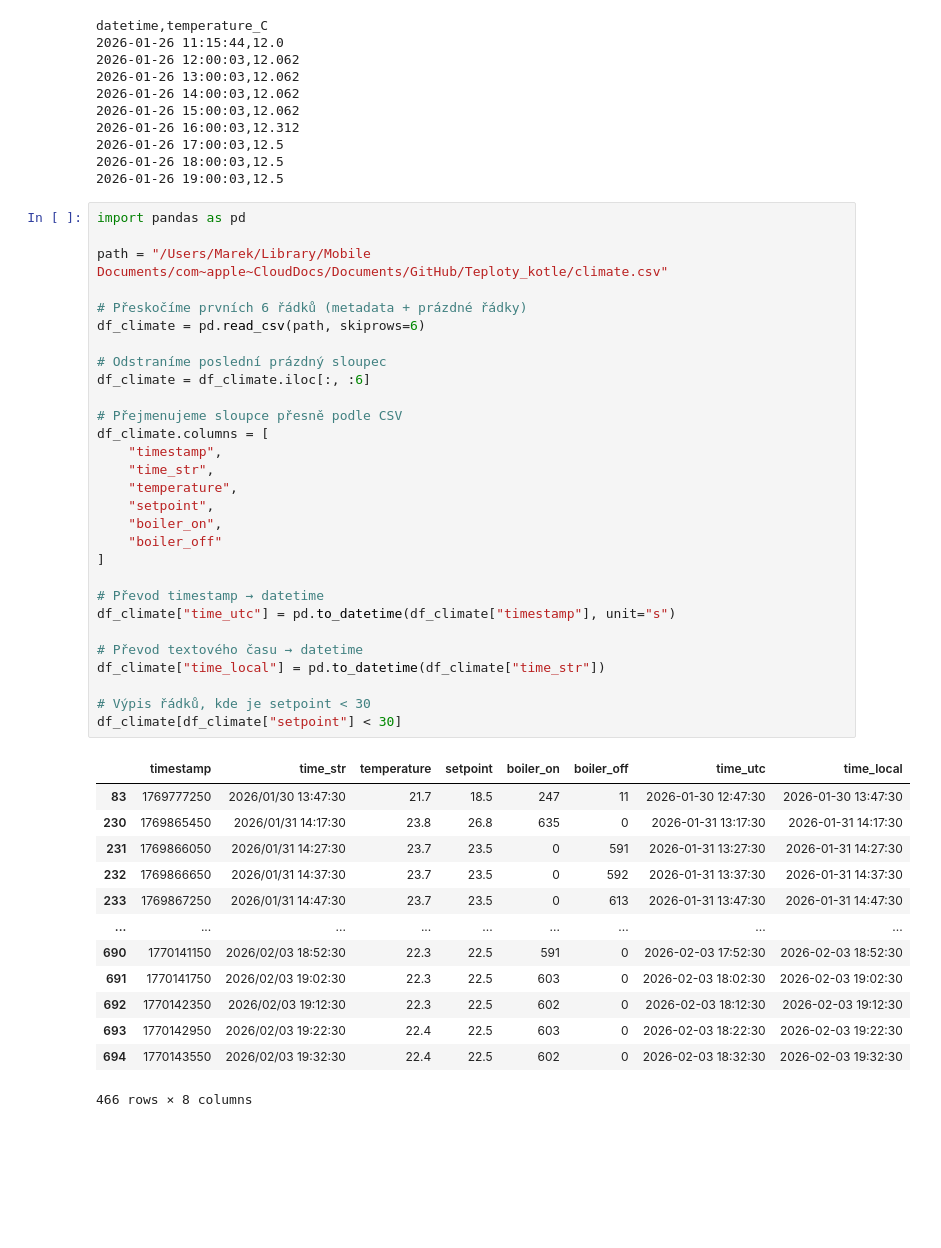
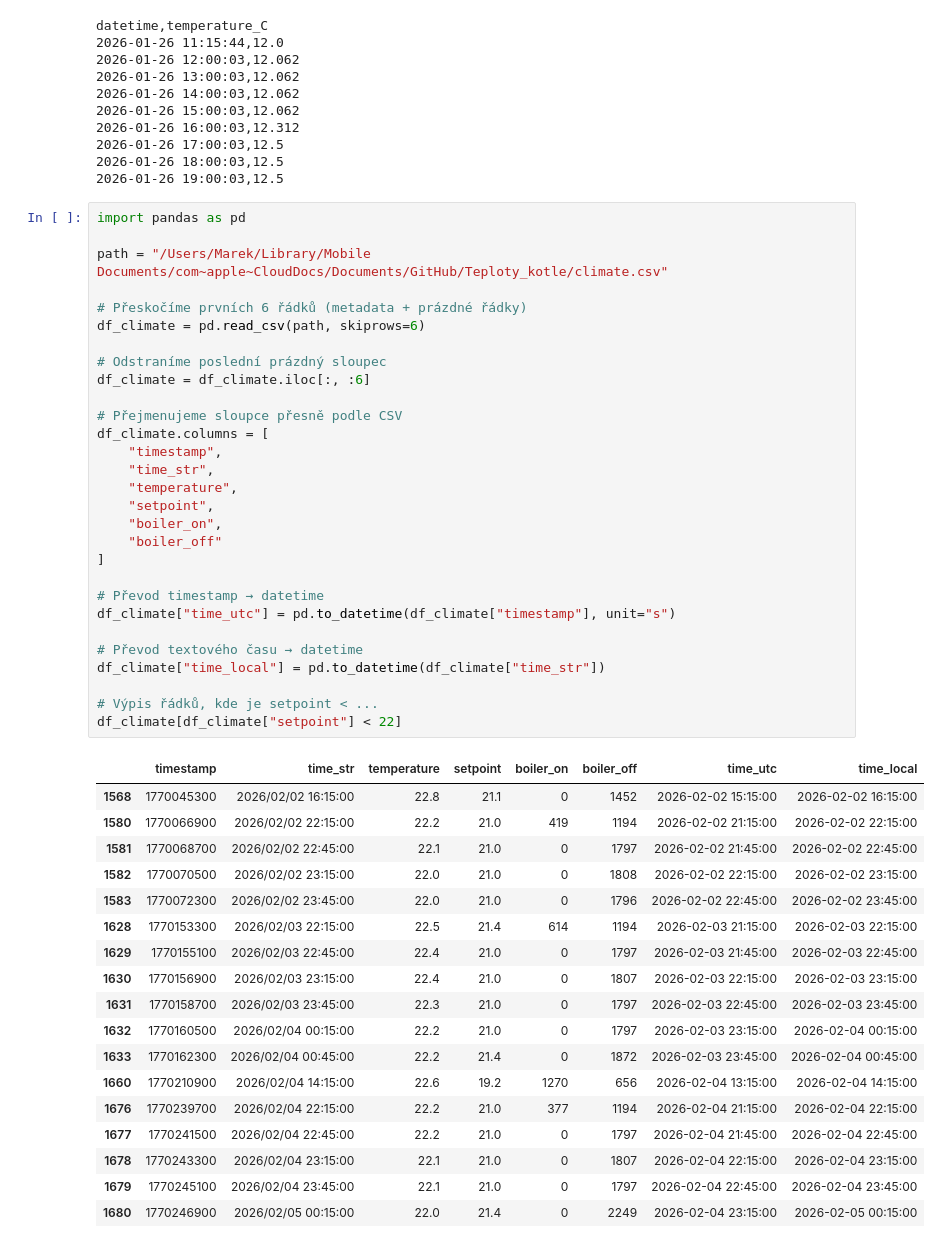
Before and after one commit to MarekCoderslab/Teploty_kotle, a Jupyter notebook: Teplota_kotle.ipynb, the cells around one changed output. Saved outputs shown, nothing was run; the diff lists cells and outputs as text; blank space fills up the shorter version.

```diff
--- a/Teplota_kotle.ipynb
+++ b/Teplota_kotle.ipynb
@@ -274,46 +288,51 @@ datetime,temperature_C
 # %%
 import pandas as pd
 
 path = "/Users/Marek/Library/Mobile Documents/com~apple~CloudDocs/Documents/GitHub/Teploty_kotle/climate.csv"
 
 # Přeskočíme prvních 6 řádků (metadata + prázdné řádky)
 df_climate = pd.read_csv(path, skiprows=6)
 
 # Odstraníme poslední prázdný sloupec
 df_climate = df_climate.iloc[:, :6]
 
 # Přejmenujeme sloupce přesně podle CSV
 df_climate.columns = [
     "timestamp",
     "time_str",
     "temperature",
     "setpoint",
     "boiler_on",
     "boiler_off"
 ]
 
 # Převod timestamp → datetime
 df_climate["time_utc"] = pd.to_datetime(df_climate["timestamp"], unit="s")
 
 # Převod textového času → datetime
 df_climate["time_local"] = pd.to_datetime(df_climate["time_str"])
 
-# Výpis řádků, kde je setpoint < 30
-df_climate[df_climate["setpoint"] < 30]
+# Výpis řádků, kde je setpoint < ...
+df_climate[df_climate["setpoint"] < 22]
 # %% [output]
 |  | timestamp | time_str | temperature | setpoint | boiler_on | boiler_off | time_utc | time_local |
-| 83 | 1769777250 | 2026/01/30 13:47:30 | 21.7 | 18.5 | 247 | 11 | 2026-01-30 12:47:30 | 2026-01-30 13:47:30 |
-| 230 | 1769865450 | 2026/01/31 14:17:30 | 23.8 | 26.8 | 635 | 0 | 2026-01-31 13:17:30 | 2026-01-31 14:17:30 |
-| 231 | 1769866050 | 2026/01/31 14:27:30 | 23.7 | 23.5 | 0 | 591 | 2026-01-31 13:27:30 | 2026-01-31 14:27:30 |
-| 232 | 1769866650 | 2026/01/31 14:37:30 | 23.7 | 23.5 | 0 | 592 | 2026-01-31 13:37:30 | 2026-01-31 14:37:30 |
-| 233 | 1769867250 | 2026/01/31 14:47:30 | 23.7 | 23.5 | 0 | 613 | 2026-01-31 13:47:30 | 2026-01-31 14:47:30 |
-| ... | ... | ... | ... | ... | ... | ... | ... | ... |
-| 690 | 1770141150 | 2026/02/03 18:52:30 | 22.3 | 22.5 | 591 | 0 | 2026-02-03 17:52:30 | 2026-02-03 18:52:30 |
-| 691 | 1770141750 | 2026/02/03 19:02:30 | 22.3 | 22.5 | 603 | 0 | 2026-02-03 18:02:30 | 2026-02-03 19:02:30 |
-| 692 | 1770142350 | 2026/02/03 19:12:30 | 22.3 | 22.5 | 602 | 0 | 2026-02-03 18:12:30 | 2026-02-03 19:12:30 |
-| 693 | 1770142950 | 2026/02/03 19:22:30 | 22.4 | 22.5 | 603 | 0 | 2026-02-03 18:22:30 | 2026-02-03 19:22:30 |
-| 694 | 1770143550 | 2026/02/03 19:32:30 | 22.4 | 22.5 | 602 | 0 | 2026-02-03 18:32:30 | 2026-02-03 19:32:30 |
+| 1568 | 1770045300 | 2026/02/02 16:15:00 | 22.8 | 21.1 | 0 | 1452 | 2026-02-02 15:15:00 | 2026-02-02 16:15:00 |
+| 1580 | 1770066900 | 2026/02/02 22:15:00 | 22.2 | 21.0 | 419 | 1194 | 2026-02-02 21:15:00 | 2026-02-02 22:15:00 |
+| 1581 | 1770068700 | 2026/02/02 22:45:00 | 22.1 | 21.0 | 0 | 1797 | 2026-02-02 21:45:00 | 2026-02-02 22:45:00 |
+| 1582 | 1770070500 | 2026/02/02 23:15:00 | 22.0 | 21.0 | 0 | 1808 | 2026-02-02 22:15:00 | 2026-02-02 23:15:00 |
+| 1583 | 1770072300 | 2026/02/02 23:45:00 | 22.0 | 21.0 | 0 | 1796 | 2026-02-02 22:45:00 | 2026-02-02 23:45:00 |
+| 1628 | 1770153300 | 2026/02/03 22:15:00 | 22.5 | 21.4 | 614 | 1194 | 2026-02-03 21:15:00 | 2026-02-03 22:15:00 |
+| 1629 | 1770155100 | 2026/02/03 22:45:00 | 22.4 | 21.0 | 0 | 1797 | 2026-02-03 21:45:00 | 2026-02-03 22:45:00 |
+| 1630 | 1770156900 | 2026/02/03 23:15:00 | 22.4 | 21.0 | 0 | 1807 | 2026-02-03 22:15:00 | 2026-02-03 23:15:00 |
+| 1631 | 1770158700 | 2026/02/03 23:45:00 | 22.3 | 21.0 | 0 | 1797 | 2026-02-03 22:45:00 | 2026-02-03 23:45:00 |
+| 1632 | 1770160500 | 2026/02/04 00:15:00 | 22.2 | 21.0 | 0 | 1797 | 2026-02-03 23:15:00 | 2026-02-04 00:15:00 |
+| 1633 | 1770162300 | 2026/02/04 00:45:00 | 22.2 | 21.4 | 0 | 1872 | 2026-02-03 23:45:00 | 2026-02-04 00:45:00 |
+| 1660 | 1770210900 | 2026/02/04 14:15:00 | 22.6 | 19.2 | 1270 | 656 | 2026-02-04 13:15:00 | 2026-02-04 14:15:00 |
+| 1676 | 1770239700 | 2026/02/04 22:15:00 | 22.2 | 21.0 | 377 | 1194 | 2026-02-04 21:15:00 | 2026-02-04 22:15:00 |
+| 1677 | 1770241500 | 2026/02/04 22:45:00 | 22.2 | 21.0 | 0 | 1797 | 2026-02-04 21:45:00 | 2026-02-04 22:45:00 |
+| 1678 | 1770243300 | 2026/02/04 23:15:00 | 22.1 | 21.0 | 0 | 1807 | 2026-02-04 22:15:00 | 2026-02-04 23:15:00 |
+| 1679 | 1770245100 | 2026/02/04 23:45:00 | 22.1 | 21.0 | 0 | 1797 | 2026-02-04 22:45:00 | 2026-02-04 23:45:00 |
+| 1680 | 1770246900 | 2026/02/05 00:15:00 | 22.0 | 21.4 | 0 | 2249 | 2026-02-04 23:15:00 | 2026-02-05 00:15:00 |
-466 rows × 8 columns
 # %%
 import pandas as pd
 import matplotlib.pyplot as plt
```
Also changed, not shown: parts of 8 cells of this notebook, 5 other files.
